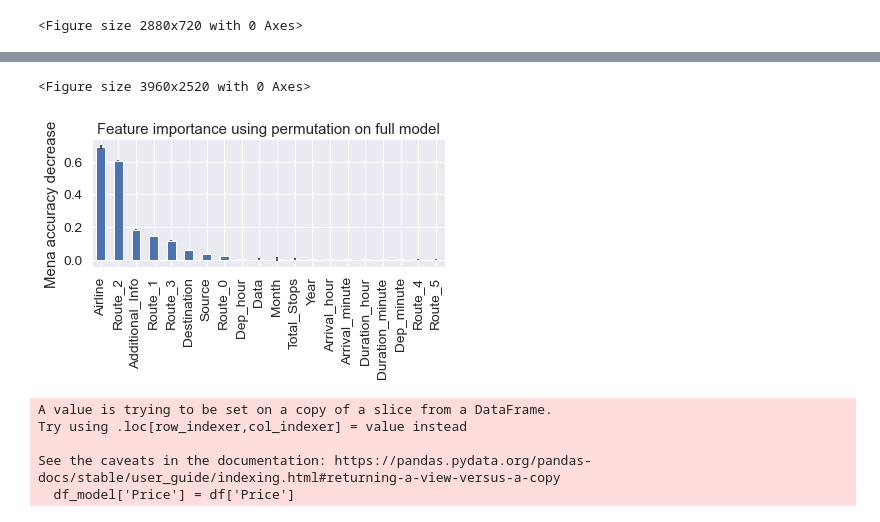
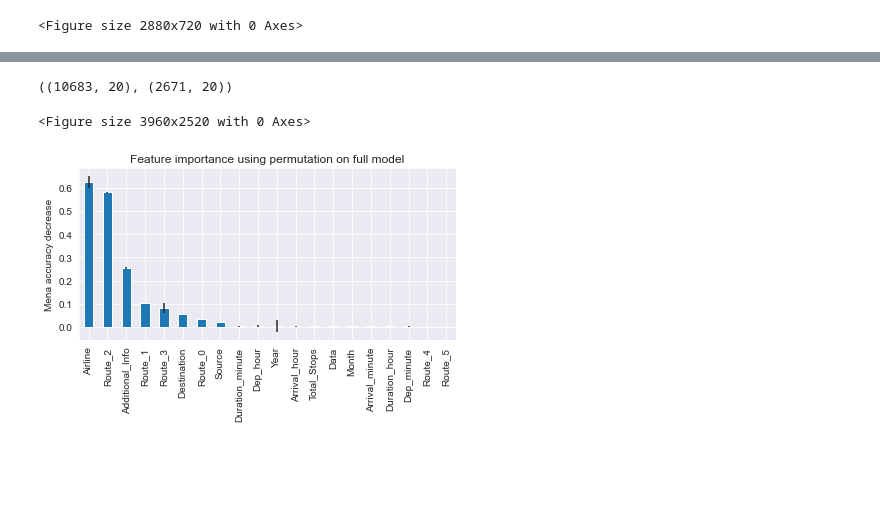
Before and after one commit to AlexeiSah/Predict-The-Flight-Ticket-Price, a Jupyter notebook: test.ipynb, the cells around one changed output, grey strips where cells are left out. Saved outputs shown, nothing was run; the diff lists cells and outputs as text; code cells hidden in the pictures; blank space fills up the shorter version.

```diff
--- a/test.ipynb
+++ b/test.ipynb
@@ -31,5 +32,6 @@ df_train = pd.read_excel('data/Data_Train.xlsx')
 df_test = pd.read_excel('data/Test_set.xlsx')
 # %%
 size_train_df = df_train.shape[0]
-y_train = df_train['Price'].values
+y['Price'] = df_train['Price'].values
+df_train.drop(['Price'], axis=1, inplace=True)
 df = pd.concat((df_train, df_test)).reset_index(drop=True)
@@ -136,4 +136,0 @@ df
-# %%
-# Выбрасываю выбросы
-q = df['Price'].quantile(0.99)
-df = df[df['Price'] < q]
@@ -156,8 +136,0 @@ df
-# %%
-k = 21
-f, ax = plt.subplots(figsize=(40, 40))
-cols = df.corr().abs().nlargest(k, 'Price')['Price'].index
-cm = np.corrcoef(df[cols].values.T)
-sns.set(font_scale=1.25)
-hm = sns.heatmap(cm, cbar=True, annot=True, square=True, fmt='.2f', annot_kws={'size': 10}, yticklabels=cols.values, xticklabels=cols.values)
-plt.show()
@@ -166,31 +137,30 @@ plt.show()
+# %%
+train_df = df[: size_train_df]
+test_df = df[size_train_df: ]
+train_df.shape, test_df.shape
+# %% [output]
+((10683, 20), (2671, 20))
 # %%
 # Спомощью permutation_importance, могу увидеть самые опетитные фичи и отделить их от гадости
-x_train, x_test, y_train, y_test = train_test_split(df.drop(['Price'], axis=1), df['Price'], test_size=0.44)
+x_train, x_test, y_train, y_test = train_test_split(train_df, y, test_size=0.44)
 
 forest = RandomForestRegressor()
 forest.fit(x_train, y_train)
 feature_names = x_train.columns
 
 result = permutation_importance(forest, x_train, y_train, n_repeats=30, n_jobs=-1)
 
 forest_importance = pd.Series(result.importances_mean, index=feature_names).sort_values(ascending=False)
 
 plt.figure(figsize=(55, 35))
 fig, ax = plt.subplots()
 forest_importance.plot.bar(yerr=result.importances_std, ax=ax)
 ax.set_title('Feature importance using permutation on full model')
 ax.set_ylabel('Mena accuracy decrease')
 fig.tight_layout()
 plt.show();
 # %% [output]
 <Figure size 3960x2520 with 0 Axes>
-[figure, old version]
+[figure, new version]
 # %%
 df_model = df[forest_importance[forest_importance > 0.003].index]
-df_model['Price'] = df['Price']
-# %% [output]
-A value is trying to be set on a copy of a slice from a DataFrame.
-Try using .loc[row_indexer,col_indexer] = value instead
-
-See the caveats in the documentation: https://pandas.pydata.org/pandas-docs/stable/user_guide/indexing.html#returning-a-view-versus-a-copy
-  df_model['Price'] = df['Price']
```
Also changed, not shown: parts of 17 cells of this notebook, 8 other files.
